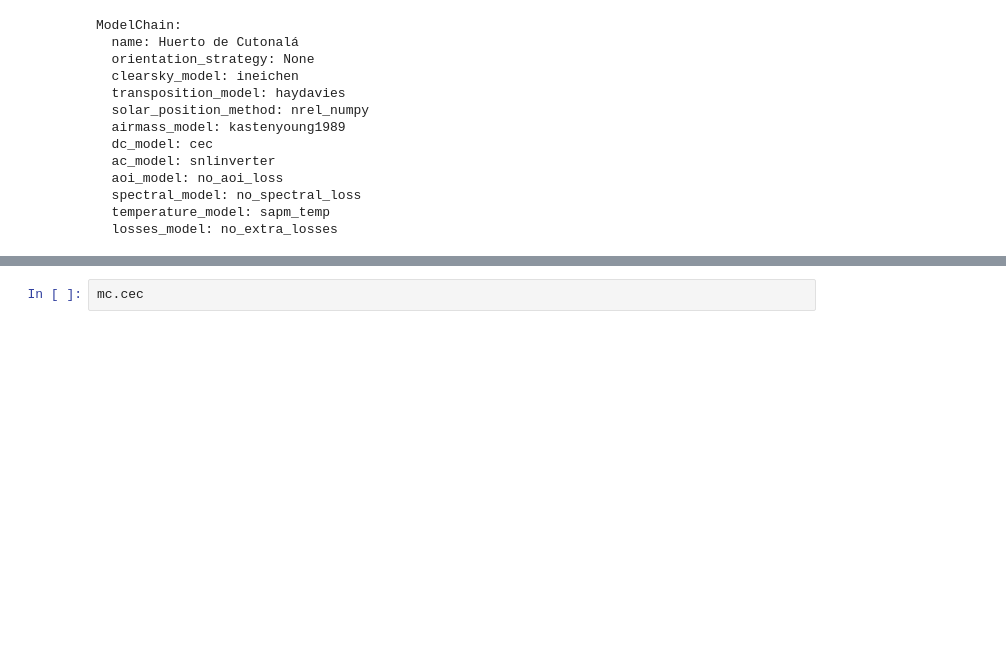
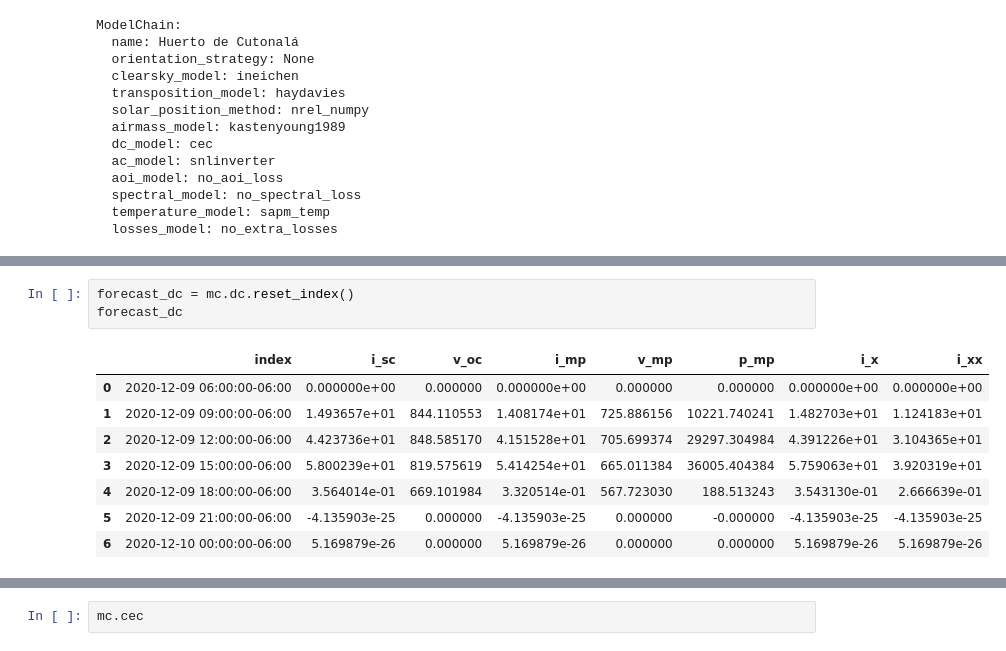
Before and after one commit to Vesino/pvlib_tesis, a Jupyter notebook: ModelChain.ipynb, the cells around one changed output, grey strips where cells are left out. Drawn from its saved outputs; the diff is of its cells as text; blank space fills up the shorter version.

```diff
--- a/ModelChain.ipynb
+++ b/ModelChain.ipynb
@@ -167,0 +172,12 @@ mc.dc
+# %%
+forecast_dc = mc.dc.reset_index()
+forecast_dc
+# %% [output]
+|  | index | i_sc | v_oc | i_mp | v_mp | p_mp | i_x | i_xx |
+| 0 | 2020-12-09 06:00:00-06:00 | 0.000000e+00 | 0.000000 | 0.000000e+00 | 0.000000 | 0.000000 | 0.000000e+00 | 0.000000e+00 |
+| 1 | 2020-12-09 09:00:00-06:00 | 1.493657e+01 | 844.110553 | 1.408174e+01 | 725.886156 | 10221.740241 | 1.482703e+01 | 1.124183e+01 |
+| 2 | 2020-12-09 12:00:00-06:00 | 4.423736e+01 | 848.585170 | 4.151528e+01 | 705.699374 | 29297.304984 | 4.391226e+01 | 3.104365e+01 |
+| 3 | 2020-12-09 15:00:00-06:00 | 5.800239e+01 | 819.575619 | 5.414254e+01 | 665.011384 | 36005.404384 | 5.759063e+01 | 3.920319e+01 |
+| 4 | 2020-12-09 18:00:00-06:00 | 3.564014e-01 | 669.101984 | 3.320514e-01 | 567.723030 | 188.513243 | 3.543130e-01 | 2.666639e-01 |
+| 5 | 2020-12-09 21:00:00-06:00 | -4.135903e-25 | 0.000000 | -4.135903e-25 | 0.000000 | -0.000000 | -4.135903e-25 | -4.135903e-25 |
+| 6 | 2020-12-10 00:00:00-06:00 | 5.169879e-26 | 0.000000 | 5.169879e-26 | 0.000000 | 0.000000 | 5.169879e-26 | 5.169879e-26 |
```
Also changed, not shown: parts of 18 cells of this notebook, 1 other file.
